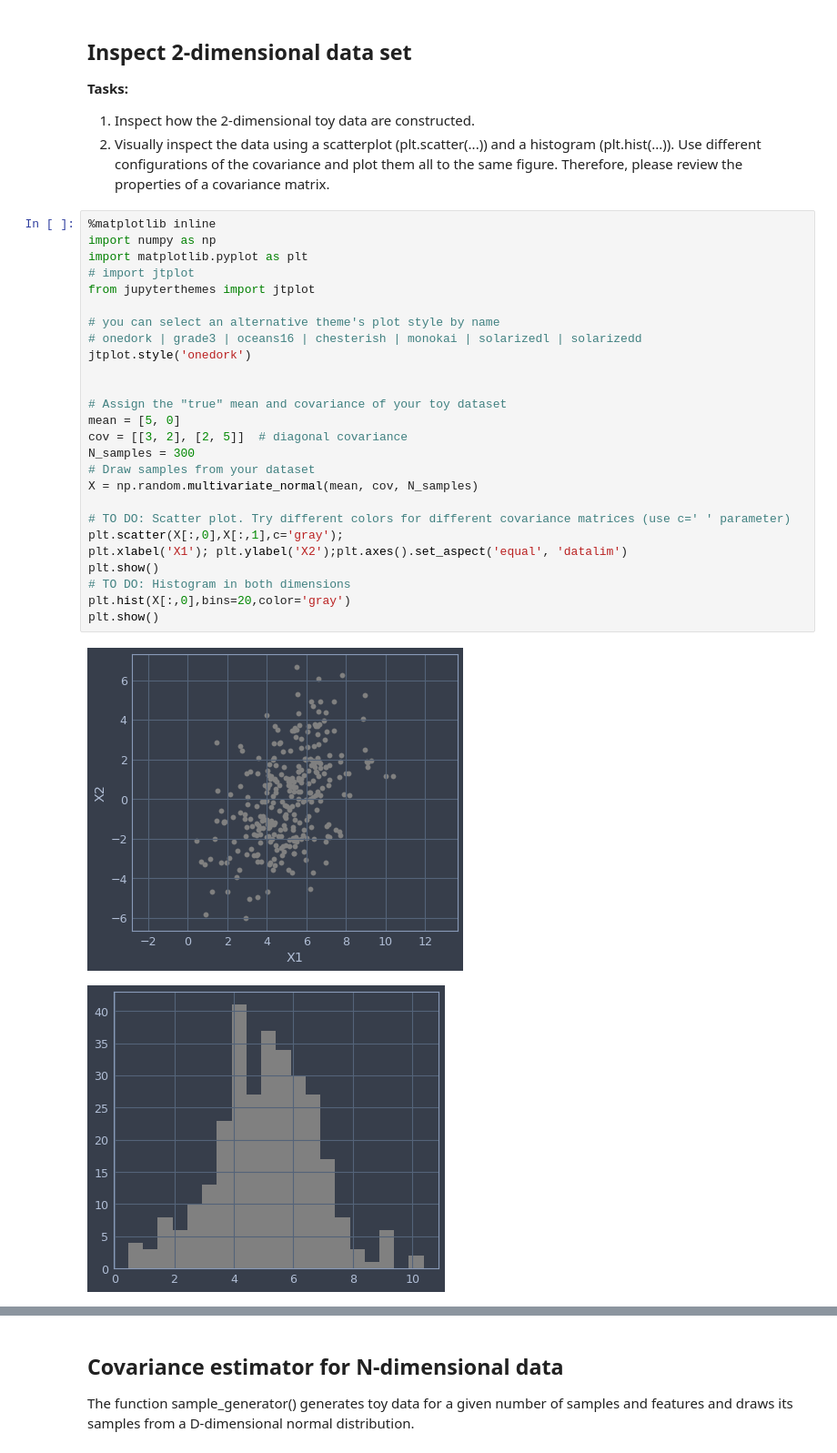
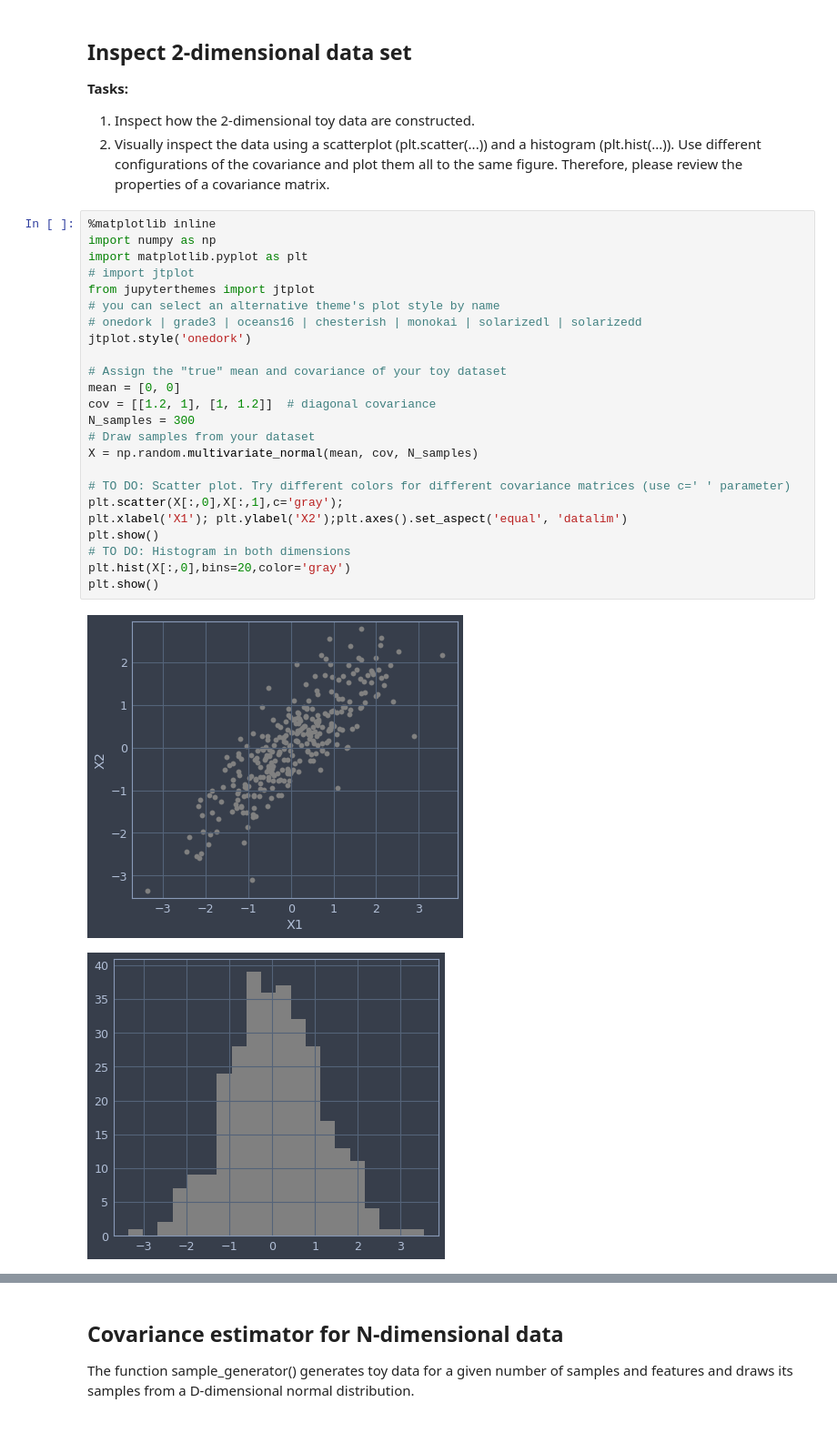
Before and after one commit to svilches/ml, a Jupyter notebook: Assignment 2/2.2 Covariance Estimation.ipynb, the cells around one changed output, grey strips where cells are left out. Shown: that part at 91% size. Drawn from its saved outputs; the diff is of its cells as text.

```diff
--- a/Assignment 2/2.2 Covariance Estimation.ipynb
+++ b/Assignment 2/2.2 Covariance Estimation.ipynb
@@ -9,29 +9,27 @@ __Tasks:__
 # %%
 %matplotlib inline
 import numpy as np
 import matplotlib.pyplot as plt
 # import jtplot
 from jupyterthemes import jtplot
-
 # you can select an alternative theme's plot style by name
 # onedork | grade3 | oceans16 | chesterish | monokai | solarizedl | solarizedd
 jtplot.style('onedork')
 
-
 # Assign the "true" mean and covariance of your toy dataset
-mean = [5, 0]
-cov = [[3, 2], [2, 5]]  # diagonal covariance
+mean = [0, 0]
+cov = [[1.2, 1], [1, 1.2]]  # diagonal covariance
 N_samples = 300
 # Draw samples from your dataset
 X = np.random.multivariate_normal(mean, cov, N_samples)
 
 # TO DO: Scatter plot. Try different colors for different covariance matrices (use c=' ' parameter)
 plt.scatter(X[:,0],X[:,1],c='gray');
 plt.xlabel('X1'); plt.ylabel('X2');plt.axes().set_aspect('equal', 'datalim')
 plt.show()
 # TO DO: Histogram in both dimensions
 plt.hist(X[:,0],bins=20,color='gray')
 plt.show()
 # %% [output]
-[figure, old version]
+[figure, new version]
-[figure, old version]
+[figure, new version]
```
Also changed, not shown: parts of 3 cells of this notebook.
